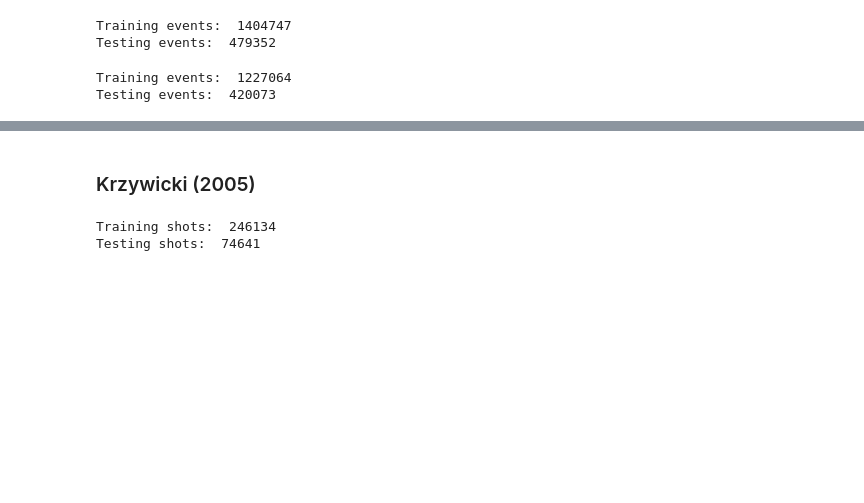
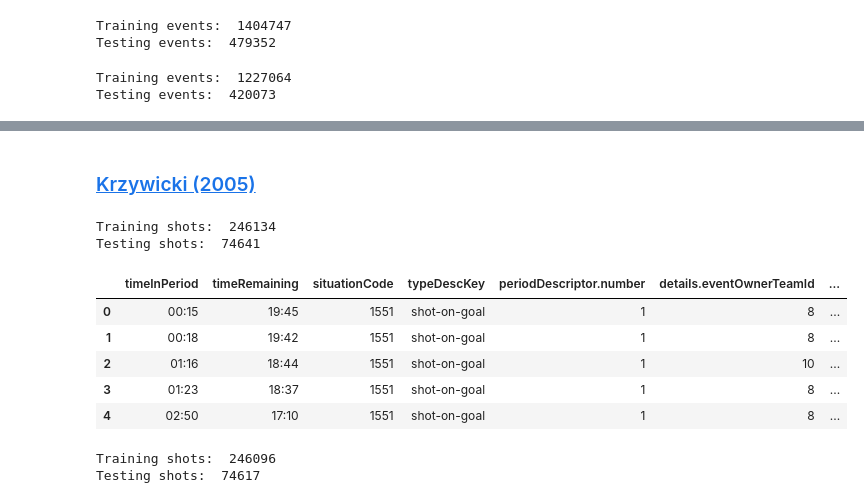
Before and after one commit to rromaniuk31/PhD-Research, a Jupyter notebook: Create_Historical_Models.ipynb, the cells around one changed output, grey strips where cells are left out. Drawn from its saved outputs; the diff is of its cells as text; code cells hidden in the pictures; blank space fills up the shorter version.

```diff
--- a/Create_Historical_Models.ipynb
+++ b/Create_Historical_Models.ipynb
@@ -6,9 +33,18 @@ import pandas as pd
+# %%
+# Fix schedule data types
+def fix_schedule_types(schedule_df):
+    schedule_df["id"] = schedule_df["id"].astype(str)
+    schedule_df["awayTeam.id"] = schedule_df["awayTeam.id"].astype(str)
+    schedule_df["homeTeam.id"] = schedule_df["homeTeam.id"].astype(str)
+
+    return(schedule_df)
 # %% [markdown]
 ### Get Data
 # %%
 skaters = pd.read_csv("skaters.csv")
 goalies = pd.read_csv("goalies.csv")
 pbp = pd.read_csv("pbp.csv")
+schedule = pd.read_csv("schedule.csv")
 pbp.head()
 # %% [output]
 |  | eventId | timeInPeriod | timeRemaining | situationCode | homeTeamDefendingSide | typeCode | typeDescKey | ... |
@@ -21,3 +56,6 @@ pbp.head()
+# %%
+# Fix universal dataset data types
+schedule = fix_schedule_types(schedule)
 # %% [markdown]
 ### Split Play-By-Play Into Train (2021-22, 2022-23, 2023-24) and Test (2024-25), Additionally Filter for Regular Season Only
 # %%
@@ -52,5 +82,5 @@ def keep_SOG(df):
 # %% [markdown]
-### Krzywicki (2005)
+### [Krzywicki (2005)](https://www.hockeyanalytics.com/Research_files/Shot_Quality_Krzywicki.pdf)
 # %%
 # Variables
 # - Distance (<10ft, 10ft-12ft, 13ft-14ft, 15ft-16ft, 17ft-22ft, 23ft-31ft, 32ft-36ft, 37ft-38ft
@@ -68,0 +104,23 @@ Testing shots:  74641
+# %%
+# Reduce columns to those neccesary for the model
+keep_pbp = ["timeInPeriod", "timeRemaining", "situationCode", "typeDescKey", "periodDescriptor.number", "details.eventOwnerTeamId", "details.xCoord", "details.yCoord", "details.shotType", "gameId", "homeTeamDefendingSide"]
+keep_schedule = ["id", "awayTeam.id", "homeTeam.id"]
+train_pbp_krzy05 = pd.merge(train_pbp_krzy05[keep_pbp],schedule[keep_schedule], left_on = "gameId", right_on = "id", how = "inner")
+test_pbp_krzy05 = pd.merge(test_pbp_krzy05[keep_pbp],schedule[keep_schedule], left_on = "gameId", right_on = "id", how = "inner")
+train_pbp_krzy05.head()
+# %% [output]
+|  | timeInPeriod | timeRemaining | situationCode | typeDescKey | periodDescriptor.number | details.eventOwnerTeamId | ... |
+| 0 | 00:15 | 19:45 | 1551 | shot-on-goal | 1 | 8 | ... |
+| 1 | 00:18 | 19:42 | 1551 | shot-on-goal | 1 | 8 | ... |
+| 2 | 01:16 | 18:44 | 1551 | shot-on-goal | 1 | 10 | ... |
+| 3 | 01:23 | 18:37 | 1551 | shot-on-goal | 1 | 8 | ... |
+| 4 | 02:50 | 17:10 | 1551 | shot-on-goal | 1 | 8 | ... |
+# %%
+# Drop rows with details.shotType (38 train, 24 test), this is the only column containing NaN
+train_pbp_krzy05 = train_pbp_krzy05[train_pbp_krzy05["details.shotType"].notna()]
+test_pbp_krzy05 = test_pbp_krzy05[test_pbp_krzy05["details.shotType"].notna()]
+print("Training shots: ", len(train_pbp_krzy05))
+print("Testing shots: ", len(test_pbp_krzy05))
+# %% [output]
+Training shots:  246096
+Testing shots:  74617
```
Also changed, not shown: parts of 14 cells of this notebook, 1 other file.
